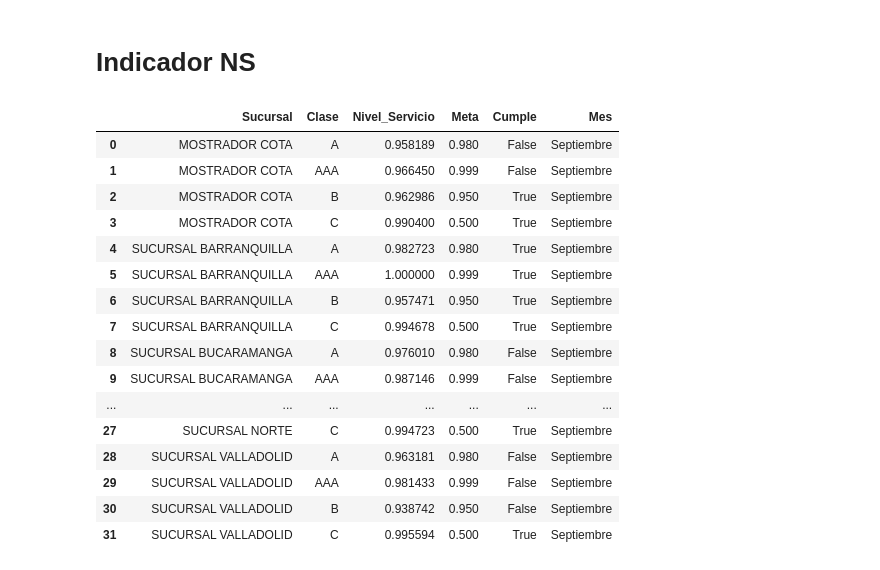
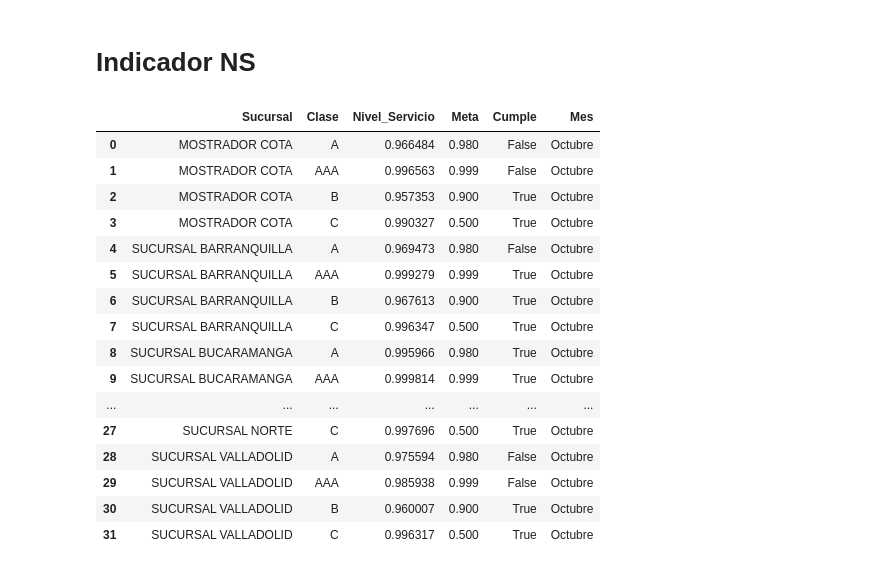
Before and after one commit to FiltrosDonsson/Proyectos-Data-analyst, a Jupyter notebook: INDICADOR NS/indicadons.ipynb, the cells around one changed output. Saved outputs shown, nothing was run; the diff lists cells and outputs as text; code cells hidden in the pictures.

```diff
--- a/INDICADOR NS/indicadons.ipynb
+++ b/INDICADOR NS/indicadons.ipynb
@@ -13,7 +15,7 @@ warnings.filterwarnings("ignore", category=UserWarning, module="openpyxl")
 # ==========
 # 1) Unir los 8 Excels de septiembre
 # ==========
-ruta_ns = r"/home/donsson/proyectos/INDICADOR NS/dataset/ns_septiembre"
+ruta_ns = r"/home/donsson/proyectos/INDICADOR NS/dataset/ns_octubre"
 archivos_ns = glob.glob(os.path.join(ruta_ns, "*.xlsx"))
 
 if not archivos_ns:
@@ -22,7 +24,7 @@ if not archivos_ns:
 # Unir todos los Excels en un solo DataFrame
 df_unido = pd.concat([pd.read_excel(f) for f in archivos_ns], ignore_index=True)
 
-print(f"✅ Se unieron {len(archivos_ns)} archivos de septiembre con {df_unido.shape[0]} filas totales")
+print(f"✅ Se unieron {len(archivos_ns)} archivos de Octubre con {df_unido.shape[0]} filas totales")
 
 # ==========
 # 2) Cargar inventario limpio
@@ -199,6 +202,6 @@ def limpiar_y_transformar(df_unido):
     return df_unido
 # %%
 df_limpio = limpiar_y_transformar(df_unido)
-df_limpio = df_limpio[['Sucursal' ,'categoria_producto','Producto', 'Marca' , 'Clase', 'Codigo_interno' , 'Septiembre nv', 'Septiembre vp','meta_ns','Tipo_origen','Descripcion']]
+df_limpio = df_limpio[['Sucursal' ,'categoria_producto','Producto', 'Marca' , 'Clase', 'Codigo_interno' , f'{mes} nv', f'{mes} vp','meta_ns','Tipo_origen','Descripcion']]
 df_limpio.head()
 # %% [output]
@@ -281,7 +287,7 @@ df_merged = df_limpio.merge(
     how='left'
 )
 
-df_merged['costo_vp'] = df_merged['Septiembre vp'] * df_merged['Costo unitario']
+df_merged['costo_vp'] = df_merged[f'{mes} vp'] * df_merged['Costo unitario']
 
 df_limpio= df_merged
 # %%
@@ -334,7 +337,7 @@ vp_general.to_excel(f"v_perdidas/ventas_perdidas_{mes}.xlsx",index=False)
 metas_nv = {
         'AAA': 0.999,
         'A': 0.98,
-        'B': 0.95,
+        'B': 0.90,
         'C': 0.50
     }
 
@@ -344,7 +347,7 @@ def calcular_nivel_servicio(df, mes=None):
 
     # Paso 2: Ordenar las columnas por orden real de meses
     orden_meses = ['Enero', 'Febrero', 'Marzo', 'Abril', 'Mayo', 'Junio',
-                   'Julio','Agosto','Septiembre']
+                   'Julio','Agosto','Septiembre','Octubre']
 
     columnas_nv_ordenadas = sorted(
         columnas_nv,
@@ -382,29 +385,29 @@ def calcular_nivel_servicio(df, mes=None):
 # %%
 # Si quieres que el sistema lo escoja automáticamente:
 nivel_servicio = calcular_nivel_servicio(df_limpio)
 
 # O si tú decides el mes (por ejemplo, "Junio"):
-nivel_servicio = calcular_nivel_servicio(df_limpio, mes="Septiembre")
+nivel_servicio = calcular_nivel_servicio(df_limpio, mes="Octubre")
 
 nivel_servicio
 # %% [output]
 |  | Sucursal | Clase | Nivel_Servicio | Meta | Cumple | Mes |
-| 0 | MOSTRADOR COTA | A | 0.958189 | 0.980 | False | Septiembre |
-| 1 | MOSTRADOR COTA | AAA | 0.966450 | 0.999 | False | Septiembre |
-| 2 | MOSTRADOR COTA | B | 0.962986 | 0.950 | True | Septiembre |
-| 3 | MOSTRADOR COTA | C | 0.990400 | 0.500 | True | Septiembre |
-| 4 | SUCURSAL BARRANQUILLA | A | 0.982723 | 0.980 | True | Septiembre |
-| 5 | SUCURSAL BARRANQUILLA | AAA | 1.000000 | 0.999 | True | Septiembre |
-| 6 | SUCURSAL BARRANQUILLA | B | 0.957471 | 0.950 | True | Septiembre |
-| 7 | SUCURSAL BARRANQUILLA | C | 0.994678 | 0.500 | True | Septiembre |
-| 8 | SUCURSAL BUCARAMANGA | A | 0.976010 | 0.980 | False | Septiembre |
-| 9 | SUCURSAL BUCARAMANGA | AAA | 0.987146 | 0.999 | False | Septiembre |
+| 0 | MOSTRADOR COTA | A | 0.966484 | 0.980 | False | Octubre |
+| 1 | MOSTRADOR COTA | AAA | 0.996563 | 0.999 | False | Octubre |
+| 2 | MOSTRADOR COTA | B | 0.957353 | 0.900 | True | Octubre |
+| 3 | MOSTRADOR COTA | C | 0.990327 | 0.500 | True | Octubre |
+| 4 | SUCURSAL BARRANQUILLA | A | 0.969473 | 0.980 | False | Octubre |
+| 5 | SUCURSAL BARRANQUILLA | AAA | 0.999279 | 0.999 | True | Octubre |
+| 6 | SUCURSAL BARRANQUILLA | B | 0.967613 | 0.900 | True | Octubre |
+| 7 | SUCURSAL BARRANQUILLA | C | 0.996347 | 0.500 | True | Octubre |
+| 8 | SUCURSAL BUCARAMANGA | A | 0.995966 | 0.980 | True | Octubre |
+| 9 | SUCURSAL BUCARAMANGA | AAA | 0.999814 | 0.999 | True | Octubre |
 | ... | ... | ... | ... | ... | ... | ... |
-| 27 | SUCURSAL NORTE | C | 0.994723 | 0.500 | True | Septiembre |
-| 28 | SUCURSAL VALLADOLID | A | 0.963181 | 0.980 | False | Septiembre |
-| 29 | SUCURSAL VALLADOLID | AAA | 0.981433 | 0.999 | False | Septiembre |
-| 30 | SUCURSAL VALLADOLID | B | 0.938742 | 0.950 | False | Septiembre |
-| 31 | SUCURSAL VALLADOLID | C | 0.995594 | 0.500 | True | Septiembre |
+| 27 | SUCURSAL NORTE | C | 0.997696 | 0.500 | True | Octubre |
+| 28 | SUCURSAL VALLADOLID | A | 0.975594 | 0.980 | False | Octubre |
+| 29 | SUCURSAL VALLADOLID | AAA | 0.985938 | 0.999 | False | Octubre |
+| 30 | SUCURSAL VALLADOLID | B | 0.960007 | 0.900 | True | Octubre |
+| 31 | SUCURSAL VALLADOLID | C | 0.996317 | 0.500 | True | Octubre |
 # %%
 df_largo.head()
 # %% [output]
```
Also changed, not shown: parts of 11 cells of this notebook, 25 other files.
